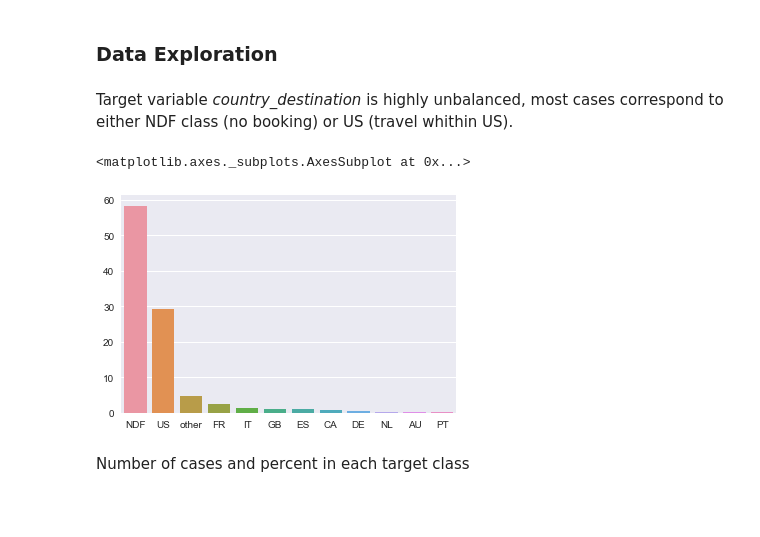
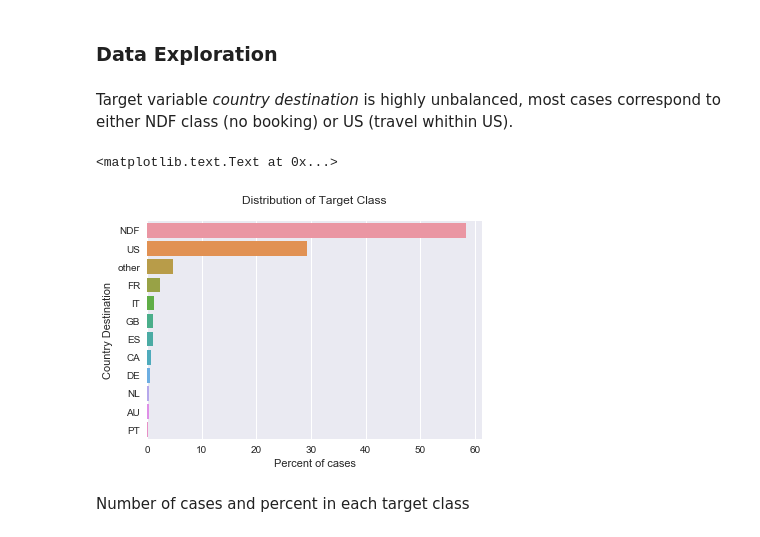
Before and after one commit to tommak/kaggleAirBnb, a Jupyter notebook: analysis/Report.ipynb, the cells around one changed output. Cells and saved outputs as stored; diff of their text form; code cells hidden in the pictures; blank space fills up the shorter version.

```diff
--- a/analysis/Report.ipynb
+++ b/analysis/Report.ipynb
@@ -55,17 +61,20 @@ import ModelValidation.utils as mv_utils
 
 % matplotlib inline
 # %%
-users = pd.read_csv("data/users.csv")
-sessions = pd.read_csv("data/sessions.csv")
+users = pd.read_csv("../data/users.csv")
+sessions = pd.read_csv("../data/sessions.csv")
 # %% [markdown]
-Target variable _country_destination_ is highly unbalanced, most cases correspond to either NDF class (no booking) or US (travel whithin US).
+Target variable _country destination_ is highly unbalanced, most cases correspond to either NDF class (no booking) or US (travel whithin US).
 # %%
 counts_dest = users.country_destination.value_counts(dropna=False)
 perc_dest = 100 * counts_dest/users.shape[0]
-sns.barplot(perc_dest.index, perc_dest.values)
+ax = sns.barplot(y=perc_dest.index, x=perc_dest.values)
+ax.set_ylabel("Country Destination")
+ax.set_xlabel("Percent of cases")
+ax.set_title("Distribution of Target Class\n")
 # %% [output]
-<matplotlib.axes._subplots.AxesSubplot at 0x...>
+<matplotlib.text.Text at 0x...>
-[figure, old version]
+[figure, new version]
 # %% [markdown]
 Number of cases and percent in each target class
 # %%
```
Also changed, not shown: parts of 63 cells of this notebook, 1 other file.
